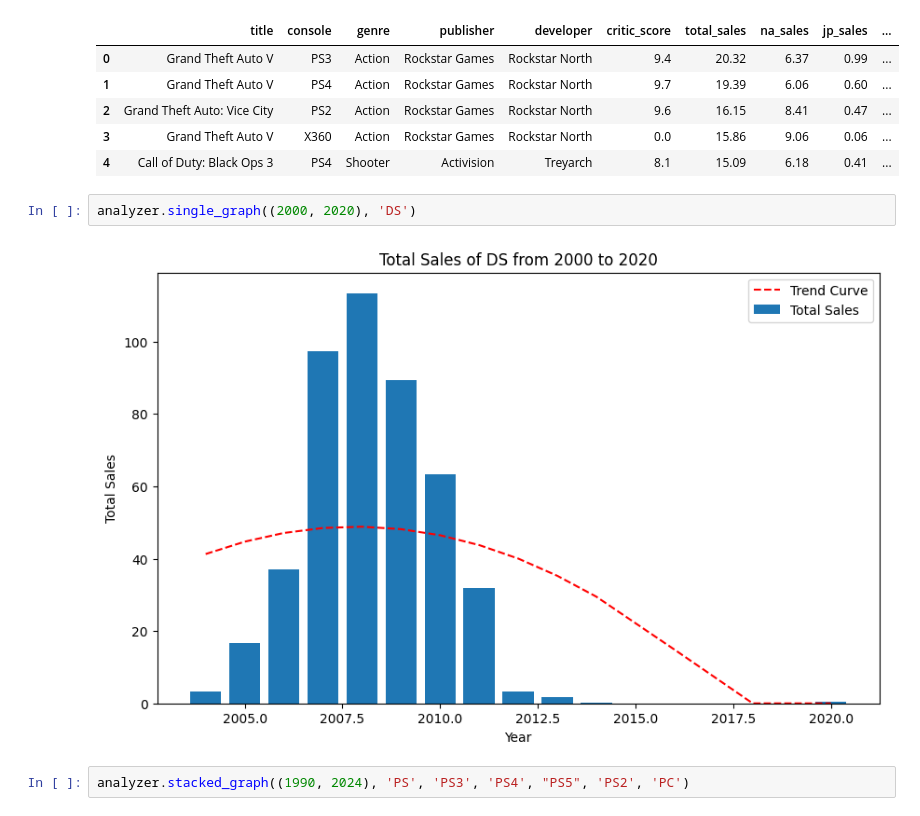
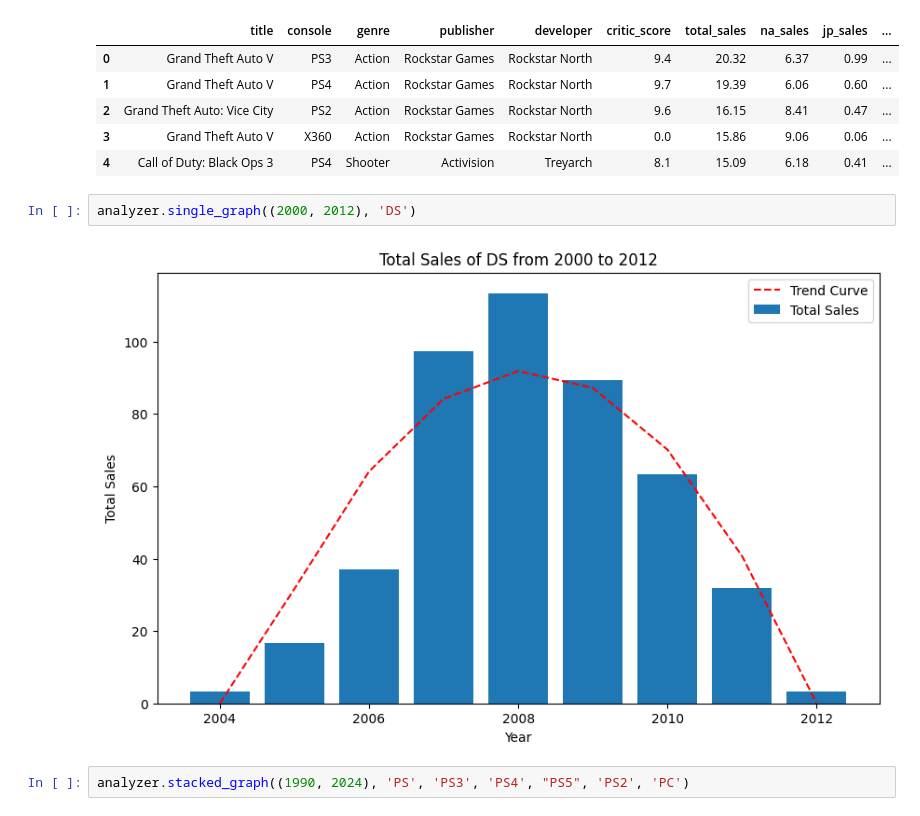
Before and after one commit to dmorton714/v_game, a Jupyter notebook: final_working.ipynb, the cells around one changed output. Drawn from its saved outputs; the diff is of its cells as text.

```diff
--- a/final_working.ipynb
+++ b/final_working.ipynb
@@ -336,9 +336,9 @@ sales_2022.head()
 | 3 | Grand Theft Auto V | X360 | Action | Rockstar Games | Rockstar North | 0.0 | 15.86 | 9.06 | 0.06 | ... |
 | 4 | Call of Duty: Black Ops 3 | PS4 | Shooter | Activision | Treyarch | 8.1 | 15.09 | 6.18 | 0.41 | ... |
 # %%
-analyzer.single_graph((2000, 2020), 'DS')
+analyzer.single_graph((2000, 2012), 'DS')
 # %% [output]
-[figure, old version]
+[figure, new version]
 # %%
 analyzer.stacked_graph((1990, 2024), 'PS', 'PS3', 'PS4', "PS5", 'PS2', 'PC')
 # %% [output]
```
